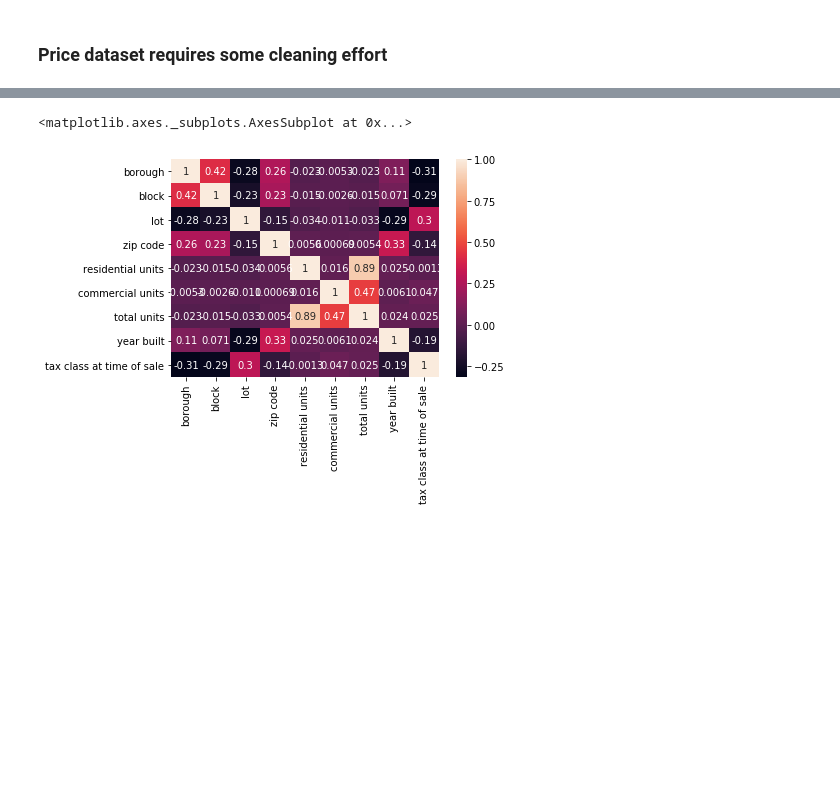
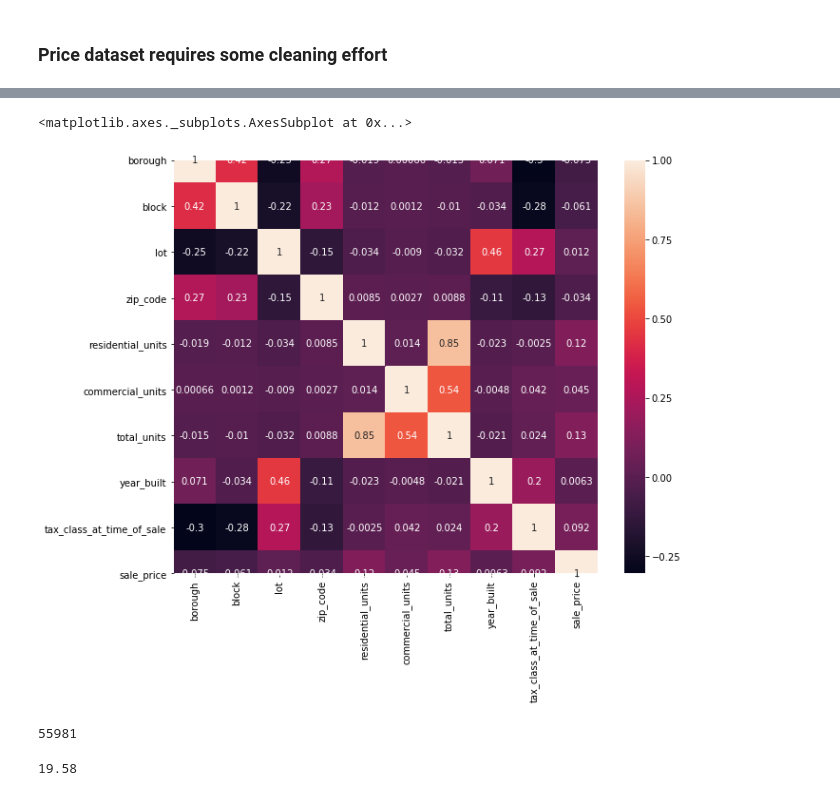
Before and after one commit to giuliosmall/Predicting-Energy-Consumption, a Jupyter notebook: Project_LISA.ipynb, the cells around one changed output, grey strips where cells are left out. Saved outputs shown, nothing was run; the diff lists cells and outputs as text; code cells hidden in the pictures; blank space fills up the shorter version.

Commit message:
Add files via upload
Cleaned the dataset on house price, except two variables

```diff
--- a/Project_LISA.ipynb
+++ b/Project_LISA.ipynb
@@ -25,8 +40,7 @@ df.head()
 ### Price dataset requires some cleaning effort
 # %%
 # open NTC_house_price
-df_price = pd.read_csv("/Users/giuliopiccolo/Desktop/lab/project/dataset/NYC_house_price.csv")
 mylist = df_price['NEIGHBORHOOD'].tolist()
 mylist = list(dict.fromkeys(mylist))
-mylist[:10]
+print(mylist)
 # %% [output]
@@ -130,0 +77,35 @@ Index([], dtype='object')
+# %%
+# Change columns' names in order to have lower case and no spasce between words
+df_price = df_price.rename(columns=str.lower)
+df_price.columns = df_price.columns.str.replace(' ', '_')
+
+# Check for and eventually remove rows that are duplicates
+
+if sum(df_price.duplicated(df_price.columns)) > 0:
+    df_price = df_price.drop_duplicates(df_price.columns, keep="last")
+
+# sum(df_price.duplicated(df_price.columns))
+
+## Columns that are made only of strings with no misleading values:
+# "borough", "neighborhood" and "building_class_category", "address", "apartment_number", "building_class_at_time_of_sale",
+#"sale_date"
+
+## Columns that are made only of integers with no misleading values
+# "block", "lot", "zip_code", "residential_units", "commercial_units", "total_units", "tax_class_at_time_of_sale"
+
+# Replace a precise value in this column, which we are sure is not in the column, then drop those rows
+df_price["sale_price"] = df_price["sale_price"].replace(' -  ', "%%%%")
+
+######## ARE THOSE LINES TO BE DROPPED OR TO ADD THE MEAN
+df_price.drop(df_price[df_price.sale_price == "%%%%"].index, inplace = True)
+
+# Convert all the remaining values to float
+df_price['sale_price']= pd.to_numeric(df_price['sale_price'], errors='raise')
+
+# Replace given string with nan
+df_price['tax_class_at_present'] = df_price['tax_class_at_present'].replace(" " , np.nan)
+df_price['building_class_at_present'] = df_price['building_class_at_present'].replace(" " , np.nan)
+df_price['year_built'] = df_price['year_built'].replace(0 , np.nan)
+
+
+########## MISS LAND SQUARE FEET AND GROSS SQUARE FEET
@@ -131,6 +136,18 @@ Index([], dtype='object')
 # %%
+plt.figure(figsize = (10,8))
 corr = df_price.corr()
-sns.heatmap(corr, annot=True)
+sns.heatmap(corr, annot = True)
 # %% [output]
 <matplotlib.axes._subplots.AxesSubplot at 0x...>
-[figure, old version]
+[figure, new version]
+# %%
+df_sliced = df_price["sale_price"].copy()
+df_sliced_list = [x for x in df_sliced.tolist() if 100000 < x < 10000000]
+print(len(df_sliced_list))
+# %% [output]
+55981
+# %%
+# df_price.shape
+print(round((69607-55981)/69607*100, 2))
+# %% [output]
+19.58
```
Also changed, not shown: parts of 18 cells of this notebook.
